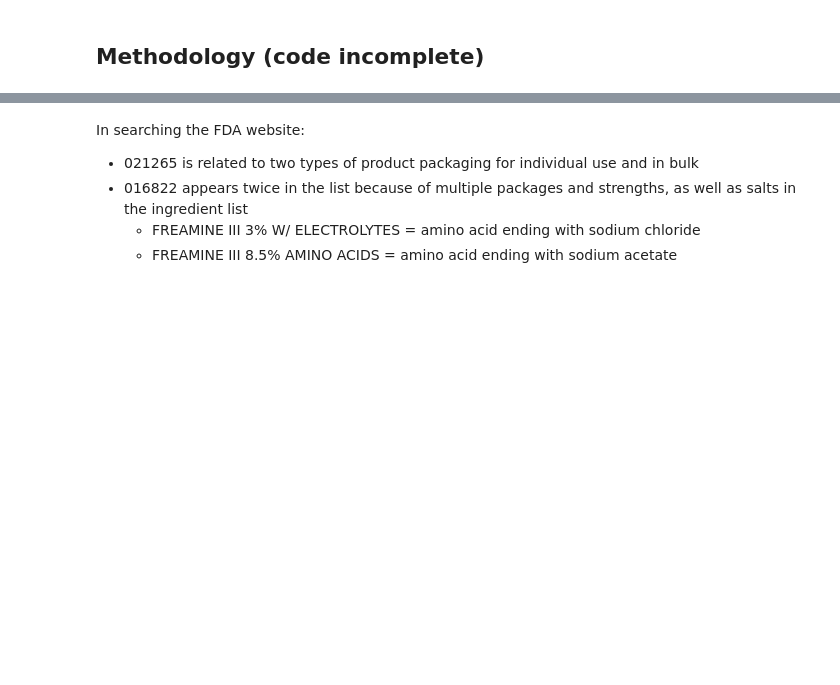
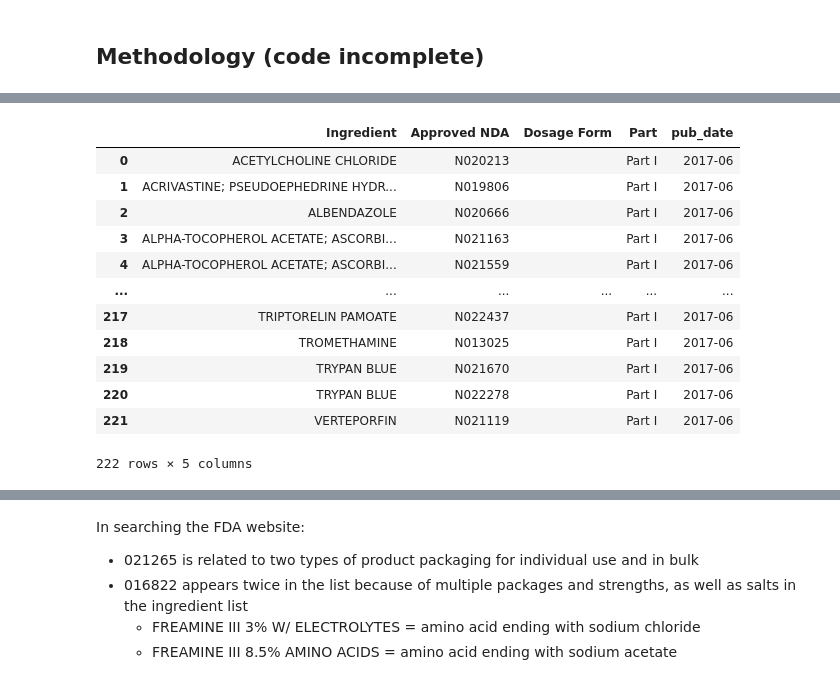
Before and after one commit to swatiyengar/OPOE, a Jupyter notebook: FDA_OPOE_Analysis.ipynb, the cells around one changed output, grey strips where cells are left out. Saved outputs shown, nothing was run; the diff lists cells and outputs as text; code cells hidden in the pictures; blank space fills up the shorter version.

```diff
--- a/FDA_OPOE_Analysis.ipynb
+++ b/FDA_OPOE_Analysis.ipynb
@@ -150,0 +151,3 @@ df_opoe = pd.read_excel('opoe_data/opoe_update_for_posting_2021_6.xlsx')
+# %%
+#June 2017 List Part I
+opoe0617 = pd.read_excel('opoe_data/2017-06 List of Off Patent Off Exclusivity Drugs w no Approved Generic.xlsx')
@@ -150,0 +174,24 @@ df_opoe = pd.read_excel('opoe_data/opoe_update_for_posting_2021_6.xlsx')
+# %%
+# split 'Approved NDA' based on ';' such that each NDA is its own record
+opoe0617 = opoe0617.set_index(['Ingredient']).apply(lambda x: x.str.split(';').explode()).reset_index()
+# %%
+# add additional columns to match rest of opoe lists
+opoe0617['Dosage Form'] = ''
+opoe0617['Part'] = 'Part I'
+opoe0617['pub_date'] = '2017-06'
+# %%
+opoe0617
+# %% [output]
+|  | Ingredient | Approved NDA | Dosage Form | Part | pub_date |
+| 0 | ACETYLCHOLINE CHLORIDE | N020213 |  | Part I | 2017-06 |
+| 1 | ACRIVASTINE; PSEUDOEPHEDRINE HYDR... | N019806 |  | Part I | 2017-06 |
+| 2 | ALBENDAZOLE | N020666 |  | Part I | 2017-06 |
+| 3 | ALPHA-TOCOPHEROL ACETATE; ASCORBI... | N021163 |  | Part I | 2017-06 |
+| 4 | ALPHA-TOCOPHEROL ACETATE; ASCORBI... | N021559 |  | Part I | 2017-06 |
+| ... | ... | ... | ... | ... | ... |
+| 217 | TRIPTORELIN PAMOATE | N022437 |  | Part I | 2017-06 |
+| 218 | TROMETHAMINE | N013025 |  | Part I | 2017-06 |
+| 219 | TRYPAN BLUE | N021670 |  | Part I | 2017-06 |
+| 220 | TRYPAN BLUE | N022278 |  | Part I | 2017-06 |
+| 221 | VERTEPORFIN | N021119 |  | Part I | 2017-06 |
+222 rows × 5 columns
```
Also changed, not shown: parts of 40 cells of this notebook, 3 other files.
